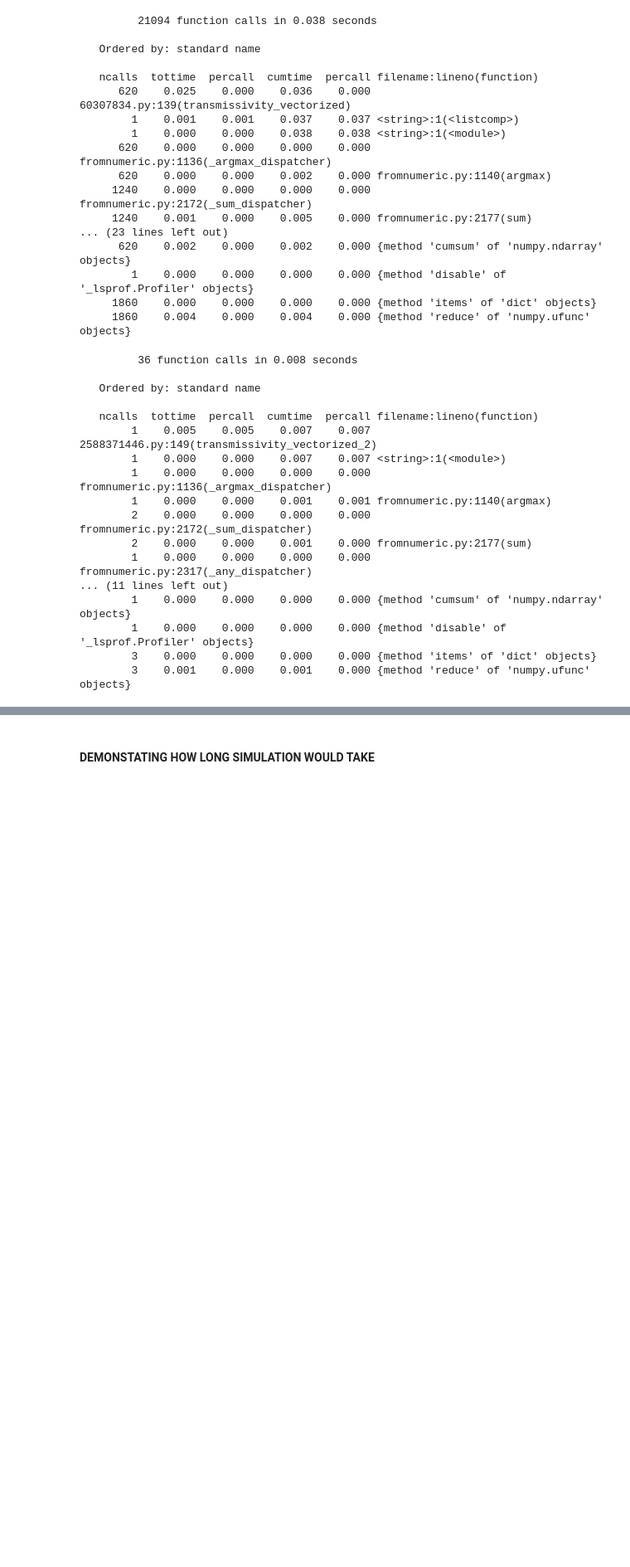
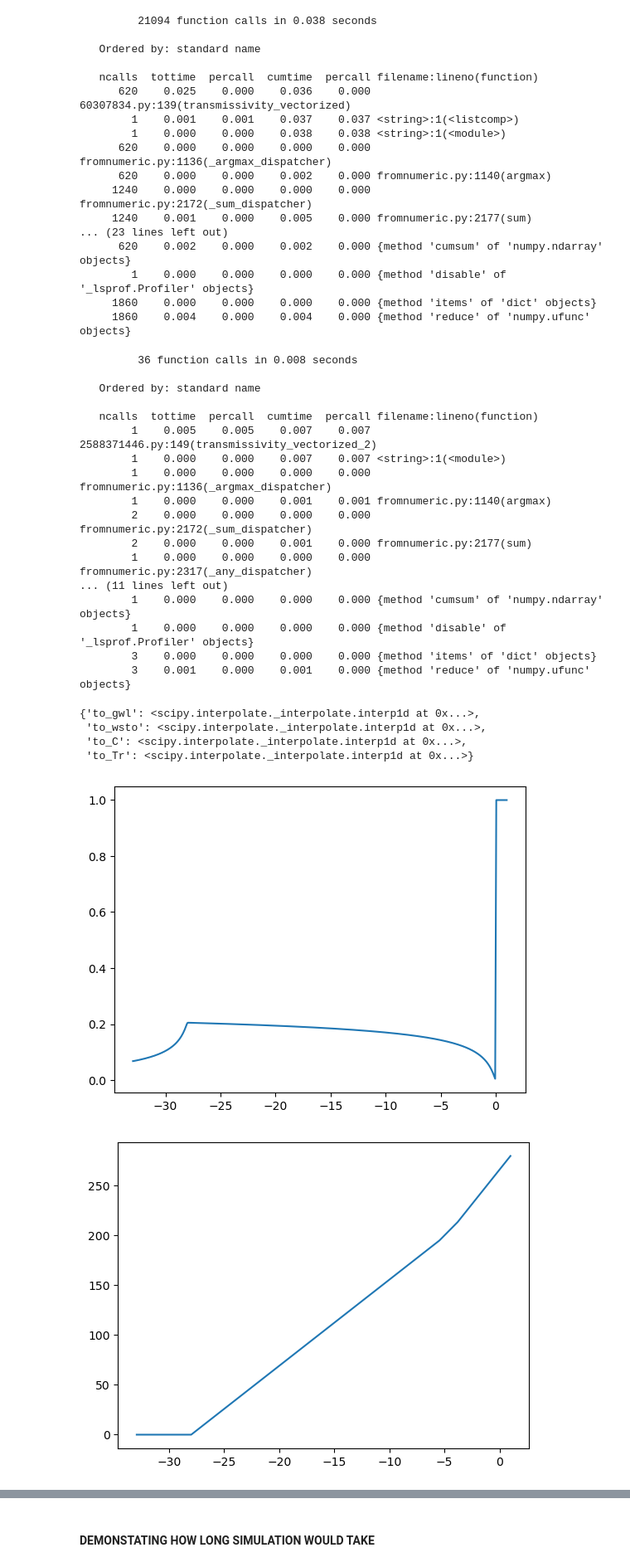
Before and after one commit to jpnousu/SpaFHy_v2.0, a Jupyter notebook: testing_pFs.ipynb, the cells around one changed output, grey strips where cells are left out. Shown at 83% size. Cells and saved outputs as stored; diff of their text form; code cells hidden in the pictures; blank space fills up the shorter version.

```diff
--- a/testing_pFs.ipynb
+++ b/testing_pFs.ipynb
@@ -145,13 +140,13 @@ def gwl_Wsto(z, pF, Ksat=None, root=False):
     GwlToC = interp1d(np.array(gwl), np.array(np.gradient(Wsto_deep)/np.gradient(gwl)), fill_value='extrapolate')
     GwlToTr = interp1d(np.array(gwl), np.array(Tr), fill_value='extrapolate')
 
-    #plt.figure(1)
-    #plt.plot(np.array(gwl), np.array(np.gradient(Wsto_deep/np.gradient(gwl))))
-    #plt.figure(2)
+    plt.figure(1)
+    plt.plot(np.array(gwl), np.array(np.gradient(Wsto_deep/np.gradient(gwl))))
+    plt.figure(2)
     #plt.plot(np.array(gwl), np.log10(np.array(Tr)))
-    #plt.plot(np.array(gwl), np.array(Tr))
-    #plt.figure(3)
-    #plt.plot(np.array(gwl), np.array(Wsto_deep))
+    plt.plot(np.array(gwl), np.array(Tr))
+    plt.figure(3)
+    plt.plot(np.array(gwl), np.array(Wsto_deep))
 
     return {'to_gwl': WstoToGwl, 'to_wsto': GwlToWsto, 'to_C': GwlToC, 'to_Tr': GwlToTr}
 
@@ -1002,3 +1007,12 @@ cProfile.run('transmissivity_vectorized_2(dz, deep_ksats, gwl)')
         1    0.000    0.000    0.000    0.000 {method 'disable' of '_lsprof.Profiler' objects}
         3    0.000    0.000    0.000    0.000 {method 'items' of 'dict' objects}
         3    0.001    0.000    0.001    0.000 {method 'reduce' of 'numpy.ufunc' objects}
+# %%
+gwl_Wsto(deep_zs[0], deep_pFs[0], deep_ksats[0])
+# %% [output]
+{'to_gwl': <scipy.interpolate._interpolate.interp1d at 0x...>,
+ 'to_wsto': <scipy.interpolate._interpolate.interp1d at 0x...>,
+ 'to_C': <scipy.interpolate._interpolate.interp1d at 0x...>,
+ 'to_Tr': <scipy.interpolate._interpolate.interp1d at 0x...>}
+[figure, added]
+[figure, added]
```
Also changed, not shown: parts of 20 cells of this notebook, 2 other files.
